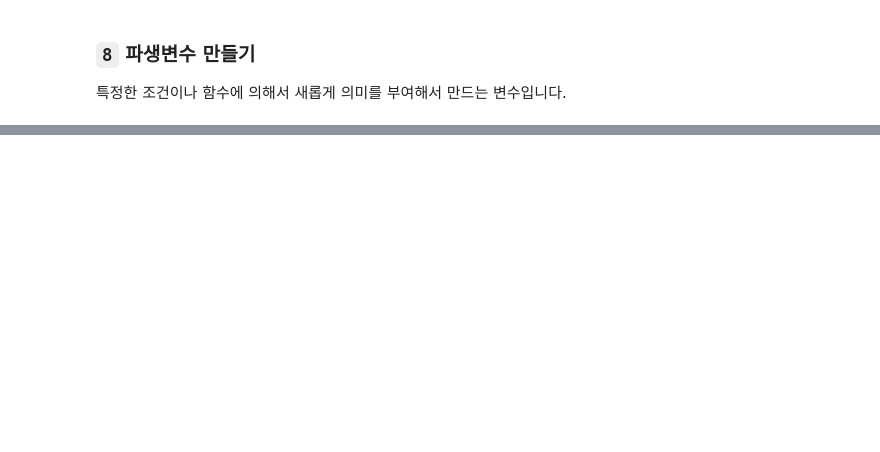
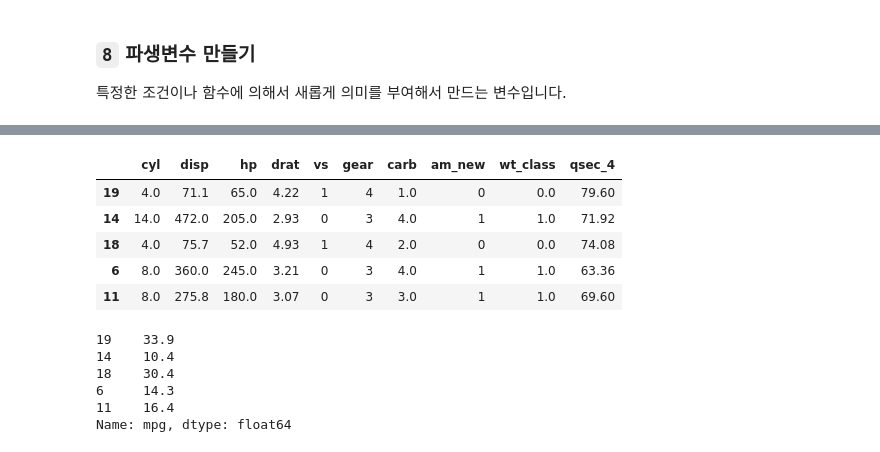
Before and after one commit to pinkocto/BP2022, a Jupyter notebook: _notebooks/2022-11-14-bigdata-test-study.ipynb, the cells around one changed output, grey strips where cells are left out. Cells and saved outputs as stored; diff of their text form; code cells hidden in the pictures; blank space fills up the shorter version.

```diff
--- a/_notebooks/2022-11-14-bigdata-test-study.ipynb
+++ b/_notebooks/2022-11-14-bigdata-test-study.ipynb
@@ -758,0 +799,18 @@ X.head()
+# %%
+X_train.head()
+# %% [output]
+|  | cyl | disp | hp | drat | vs | gear | carb | am_new | wt_class | qsec_4 |
+| 19 | 4.0 | 71.1 | 65.0 | 4.22 | 1 | 4 | 1.0 | 0 | 0.0 | 79.60 |
+| 14 | 14.0 | 472.0 | 205.0 | 2.93 | 0 | 3 | 4.0 | 1 | 1.0 | 71.92 |
+| 18 | 4.0 | 75.7 | 52.0 | 4.93 | 1 | 4 | 2.0 | 0 | 0.0 | 74.08 |
+| 6 | 8.0 | 360.0 | 245.0 | 3.21 | 0 | 3 | 4.0 | 1 | 1.0 | 63.36 |
+| 11 | 8.0 | 275.8 | 180.0 | 3.07 | 0 | 3 | 3.0 | 1 | 1.0 | 69.60 |
+# %%
+y_train.head()
+# %% [output]
+19    33.9
+14    10.4
+18    30.4
+6     14.3
+11    16.4
+Name: mpg, dtype: float64
```
Also changed, not shown: parts of 40 cells of this notebook.
